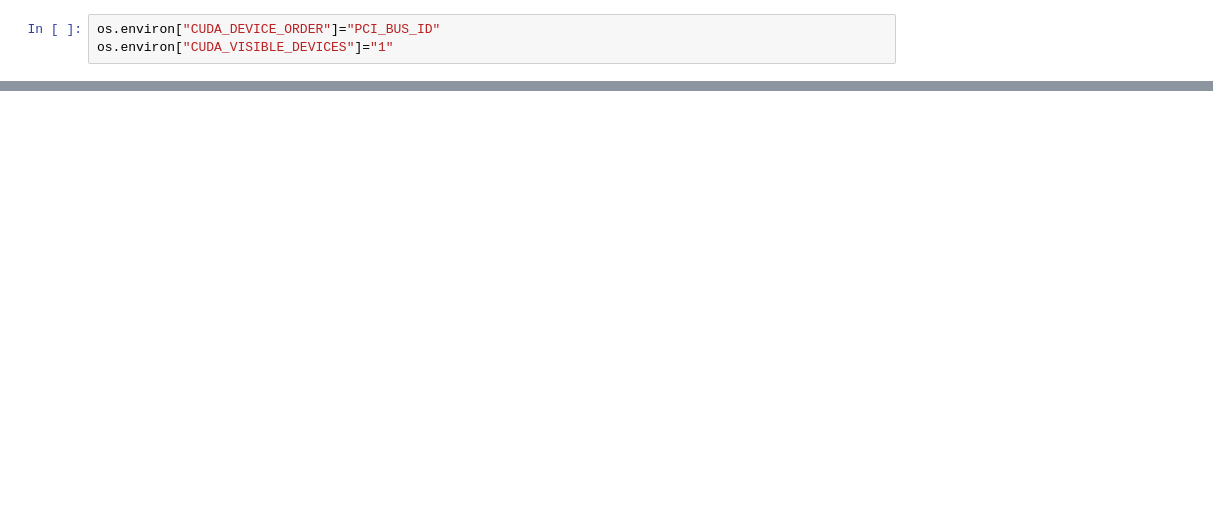
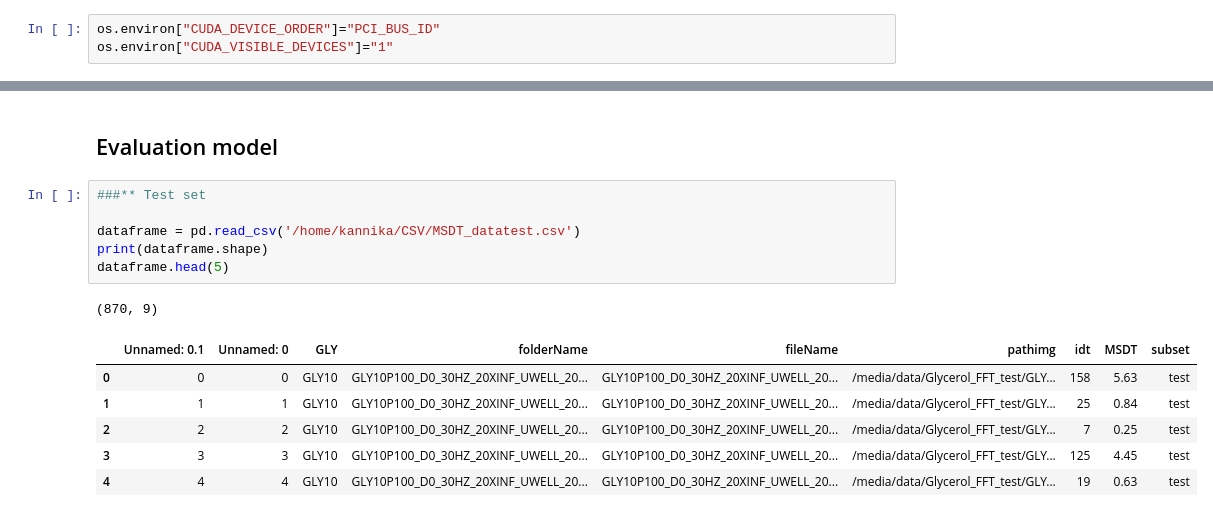
Before and after one commit to WiratchawaKannika/VisionTransformer-LinearRegression_TF, a Jupyter notebook: Predict-Vit-Regress.ipynb, the cells around one changed output, grey strips where cells are left out. Saved outputs shown, nothing was run; the diff lists cells and outputs as text; blank space fills up the shorter version.

```diff
--- a/Predict-Vit-Regress.ipynb
+++ b/Predict-Vit-Regress.ipynb
@@ -51,0 +65,16 @@ NameError: name 'model' is not defined
+# %% [markdown]
+## Evaluation model
+# %%
+###** Test set
+
+dataframe = pd.read_csv('/home/kannika/CSV/MSDT_datatest.csv')
+print(dataframe.shape)
+dataframe.head(5)
+# %% [output]
+(870, 9)
+|  | Unnamed: 0.1 | Unnamed: 0 | GLY | folderName | fileName | pathimg | idt | MSDT | subset |
+| 0 | 0 | 0 | GLY10 | GLY10P100_D0_30HZ_20XINF_UWELL_20... | GLY10P100_D0_30HZ_20XINF_UWELL_20... | /media/data/Glycerol_FFT_test/GLY... | 158 | 5.63 | test |
+| 1 | 1 | 1 | GLY10 | GLY10P100_D0_30HZ_20XINF_UWELL_20... | GLY10P100_D0_30HZ_20XINF_UWELL_20... | /media/data/Glycerol_FFT_test/GLY... | 25 | 0.84 | test |
+| 2 | 2 | 2 | GLY10 | GLY10P100_D0_30HZ_20XINF_UWELL_20... | GLY10P100_D0_30HZ_20XINF_UWELL_20... | /media/data/Glycerol_FFT_test/GLY... | 7 | 0.25 | test |
+| 3 | 3 | 3 | GLY10 | GLY10P100_D0_30HZ_20XINF_UWELL_20... | GLY10P100_D0_30HZ_20XINF_UWELL_20... | /media/data/Glycerol_FFT_test/GLY... | 125 | 4.45 | test |
+| 4 | 4 | 4 | GLY10 | GLY10P100_D0_30HZ_20XINF_UWELL_20... | GLY10P100_D0_30HZ_20XINF_UWELL_20... | /media/data/Glycerol_FFT_test/GLY... | 19 | 0.63 | test |
```
Also changed, not shown: parts of 13 cells of this notebook, 3 other files.
